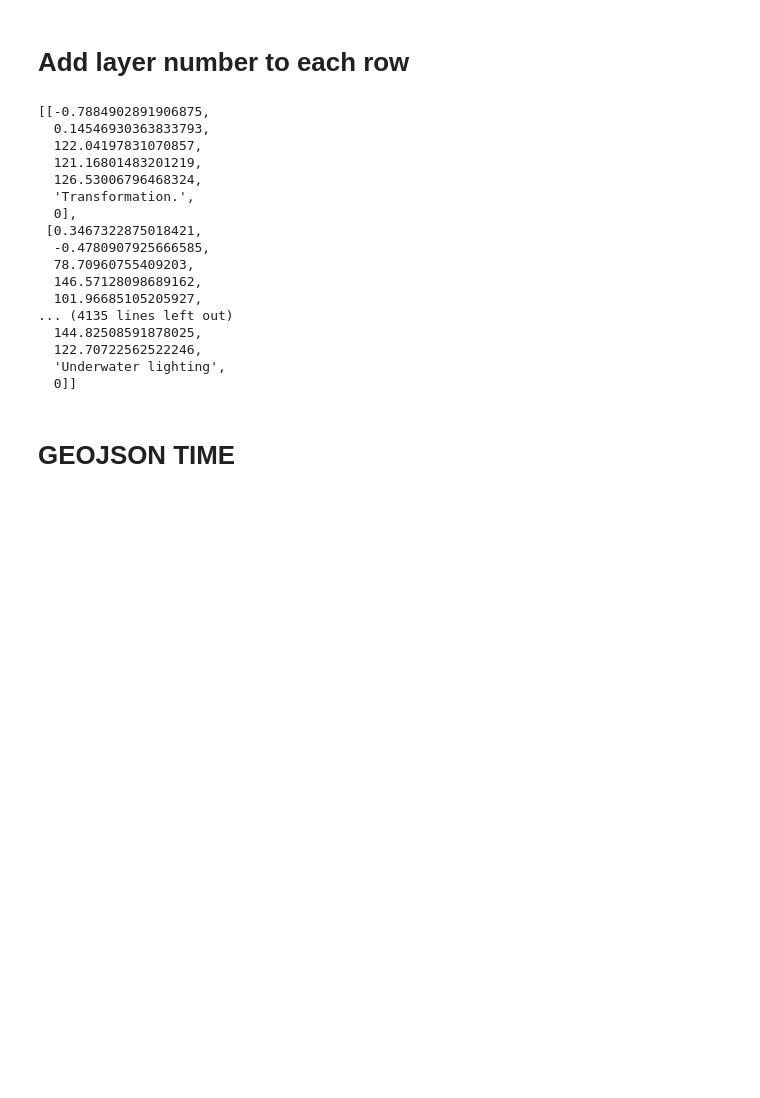
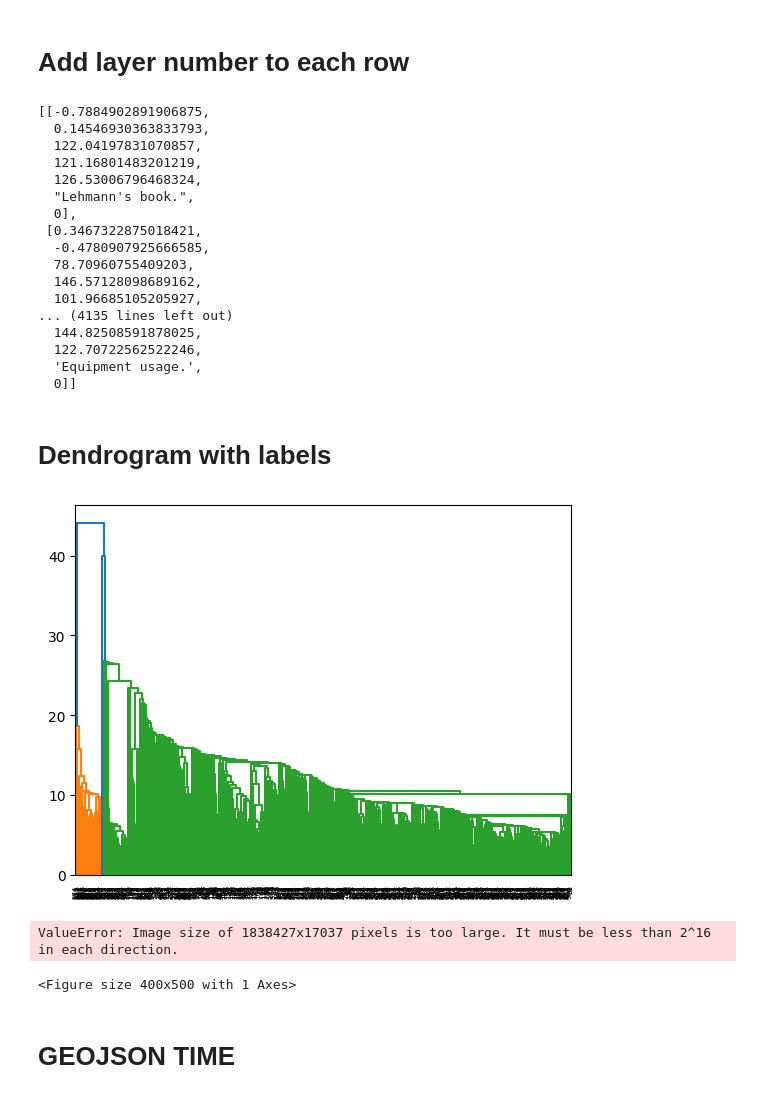
Before and after one commit to loci-maps/MiniMap, a Jupyter notebook: layering.ipynb, the cells around one changed output. Cells and saved outputs as stored; diff of their text form; code cells hidden in the pictures; blank space fills up the shorter version.

Commit message:
saved clusters

```diff
--- a/layering.ipynb
+++ b/layering.ipynb
@@ -75,8 +97,16 @@ def create_link_values(linkage_matrix, leaf_values,
         weight = weight_function(cluster1_size, cluster2_size)
 
         # get summary of the two clusters based on the weight
-        summary_label = get_summary([new_values[cluster1_id][-1], new_values[cluster2_id][-1]], weight=weight)
-        print(str(cluster1_id), str(cluster2_id) + ": "+ summary_label)
+        label1 = new_values[cluster1_id][-1]
+        if label1 in summaries.keys():
+            label1 = summaries[label1]
+
+        label2 = new_values[cluster2_id][-1]
+        if label2 in summaries.keys():
+            label2 = summaries[label2]
+
+        summary_label = get_summary([label1, label2], weight=weight)
+        print(f"{str(cluster1_id)}-{label1}, {str(cluster2_id)}-{label2}" + ": "+ summary_label)
 
         # merge the values based on the weight
         merged_cluster_value = [merge_function(new_values[cluster1_id][i], new_values[cluster2_id][i], weight) for i in range(5)]
@@ -128,7 +158,7 @@ complete_clusters
   122.04197831070857,
   121.16801483201219,
   126.53006796468324,
-  'Transformation.',
+  "Lehmann's book.",
   0],
  [0.3467322875018421,
   -0.4780907925666585,
@@ -138,5 +168,5 @@ complete_clusters
 ... (4135 lines left out)
   144.82508591878025,
   122.70722562522246,
-  'Underwater lighting',
+  'Equipment usage.',
   0]]
@@ -143,3 +184,35 @@ complete_clusters
+# %% [markdown]
+# Dendrogram with labels
+# %%
+# leaf_values = np.array([[1,2,3,10,5,6,19,3.5,30]]).T
+# leaf_colors = np.array([[1,0,0], [0,1,0], [0,0,1], [0,0,1]])
+
+# linkage_matrix = np.array([[0,1,1,2],    # link 1 avg = 4.5
+#                            [2,3,1.5,3]]) # link 2 avg = 5.5
+# linkage_matrix = linkage(leaf_values, method='ward')
+
+ddata = dendrogram(Z)#, link_color_func=lambda id: link_colors[id])
+
+# link_labels = create_link_values(Z, leaf_values[ddata['leaves']])
+# link_colors = create_link_values(linkage_matrix, leaf_colors, merge_function=blend_colors)
+# # converts to matplotlib colors
+# link_colors = [mcolors.to_hex(color) for color in link_colors]
+
+cluster_labels = [c[5] for c in complete_clusters]
+
+plt.figure(figsize=(4, 5))
+
+for icoord, dcoord, label in zip(ddata['icoord'], ddata['dcoord'], cluster_labels):
+    x = 0.5 * sum(icoord[1:3])
+    y = dcoord[1]
+    plt.text(x, y, label, va='center', ha='center', size=10)
+
+
+plt.show()
+# %% [output]
+[figure, added]
+ValueError: Image size of 1838427x17037 pixels is too large. It must be less than 2^16 in each direction.
+<Figure size 400x500 with 1 Axes>
 # %% [markdown]
 # GEOJSON TIME
 # %%
```
Also changed, not shown: parts of 5 cells of this notebook, 3 other files.
